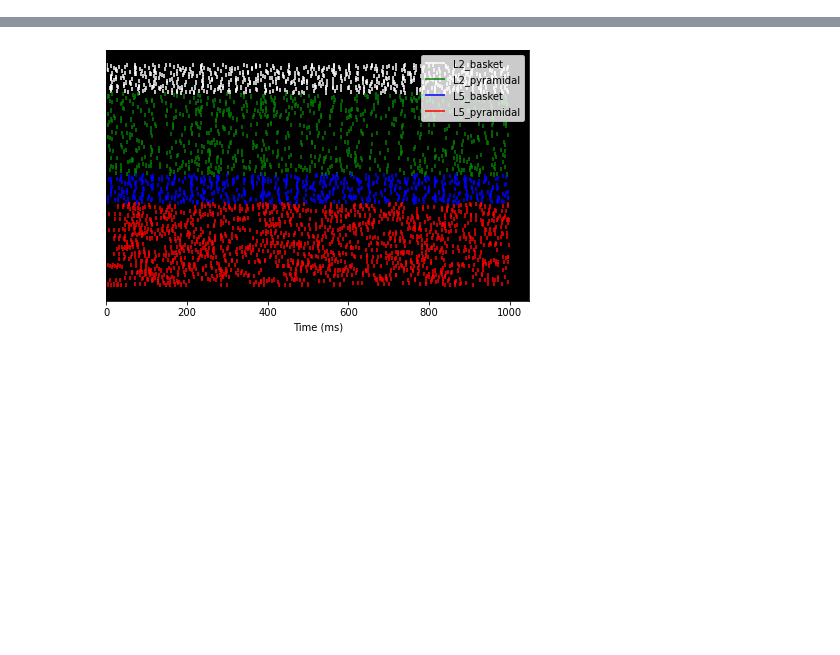
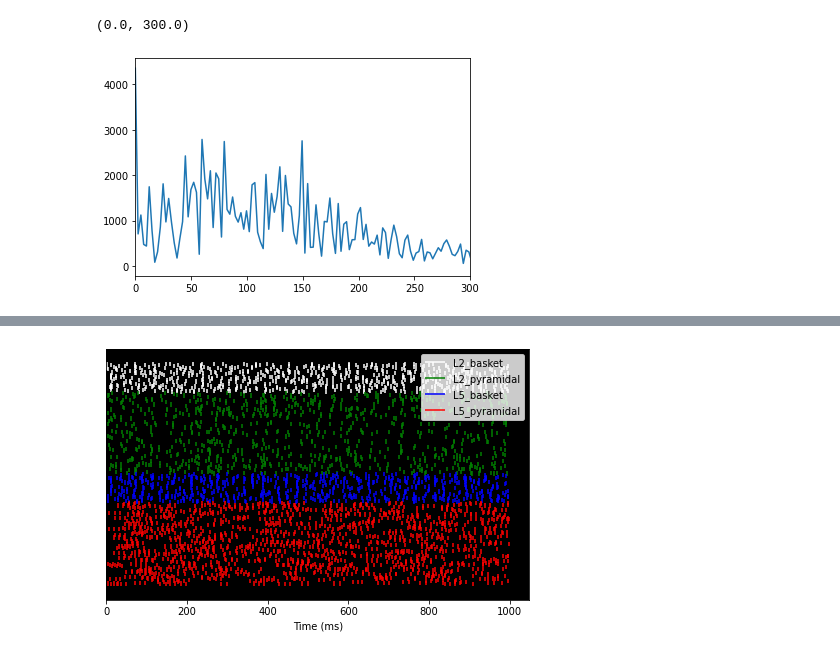
Before and after one commit to ntolley/bayesian_surrogates, a Jupyter notebook: surrogate_network.ipynb, the cells around one changed output, grey strips where cells are left out. Cells and saved outputs as stored; diff of their text form; code cells hidden in the pictures; blank space fills up the shorter version.

```diff
--- a/surrogate_network.ipynb
+++ b/surrogate_network.ipynb
@@ -260,0 +309,6 @@ with torch.no_grad():
+# %%
+plt.plot(freq.detach().cpu().numpy(), out_fft.detach().cpu().numpy())
+plt.xlim(0, 300)
+# %% [output]
+(0.0, 300.0)
+[figure, added]
```
Also changed, not shown: parts of 20 cells of this notebook, 1 other file.
